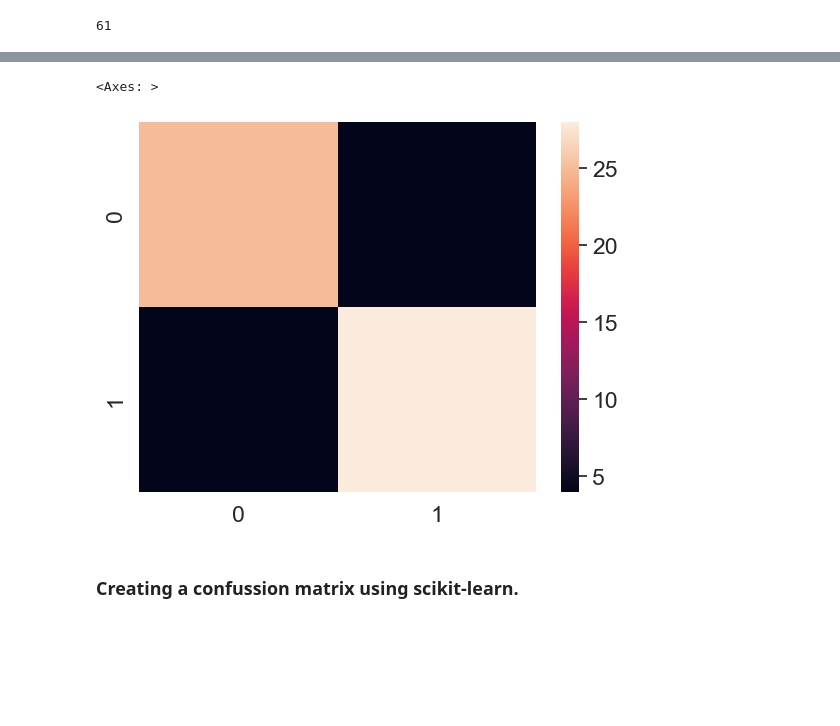
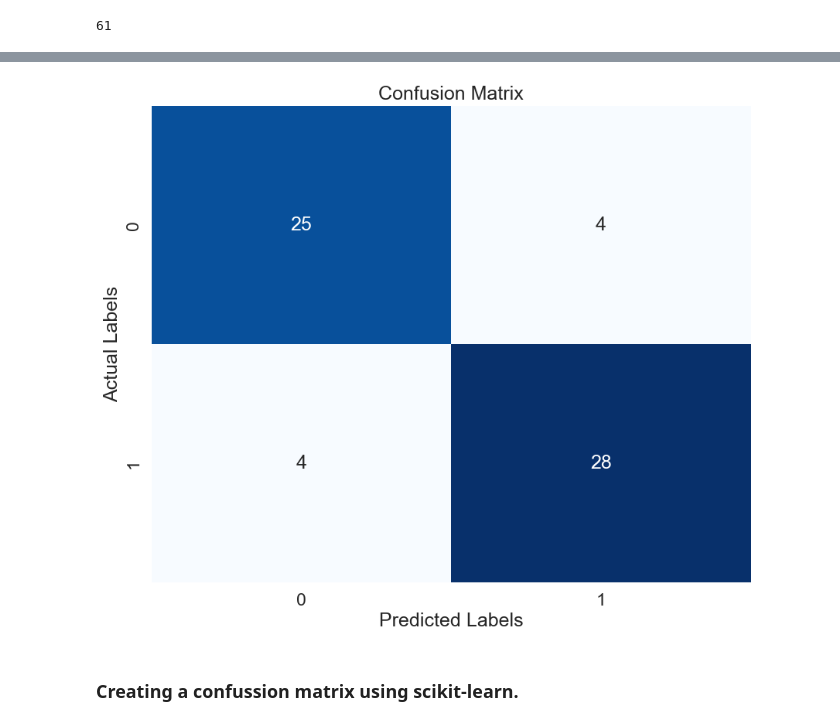
Before and after one commit to YisakT/Machine-Learning-Resources-, a Jupyter notebook: Introduction_to_scikit _learn.ipynb, the cells around one changed output, grey strips where cells are left out. Cells and saved outputs as stored; diff of their text form; code cells hidden in the pictures; blank space fills up the shorter version.

```diff
--- a/Introduction_to_scikit _learn.ipynb
+++ b/Introduction_to_scikit _learn.ipynb
@@ -1890,20 +1885,27 @@ Executing transaction: ...working... done
 # %%
-# Make our confusion matrix more visual using Seaborn's heatmap()
+# Make the confusion matrix more visual using Seaborn's heatmap
 import seaborn as sns
+import matplotlib.pyplot as plt
 
-# set the font scale
+# Set the font scale for better readability
 sns.set(font_scale=1.5)
 
-# create a confusion matrix
-
+# Create a confusion matrix
 conf_mat = confusion_matrix(Y_test, Y_preds)
 
-# Plot it using Sweaborn
+# Plot the confusion matrix using Seaborn's heatmap
+plt.figure(figsize=(10, 8))  # Adjust the figure size if needed
+sns.heatmap(conf_mat, annot=True, cmap="Blues", fmt="d", cbar=False)
 
-sns.heatmap(conf_mat)
+# Add labels and title
+plt.xlabel("Predicted Labels")
+plt.ylabel("Actual Labels")
+plt.title("Confusion Matrix")
+
+# Show plot
+plt.show()
 # %% [output]
-<Axes: >
-[figure, old version]
+[figure, new version]
 # %% [markdown]
 ### Creating a confussion matrix using scikit-learn.
 # %%
```
Also changed, not shown: parts of 10 cells of this notebook.
